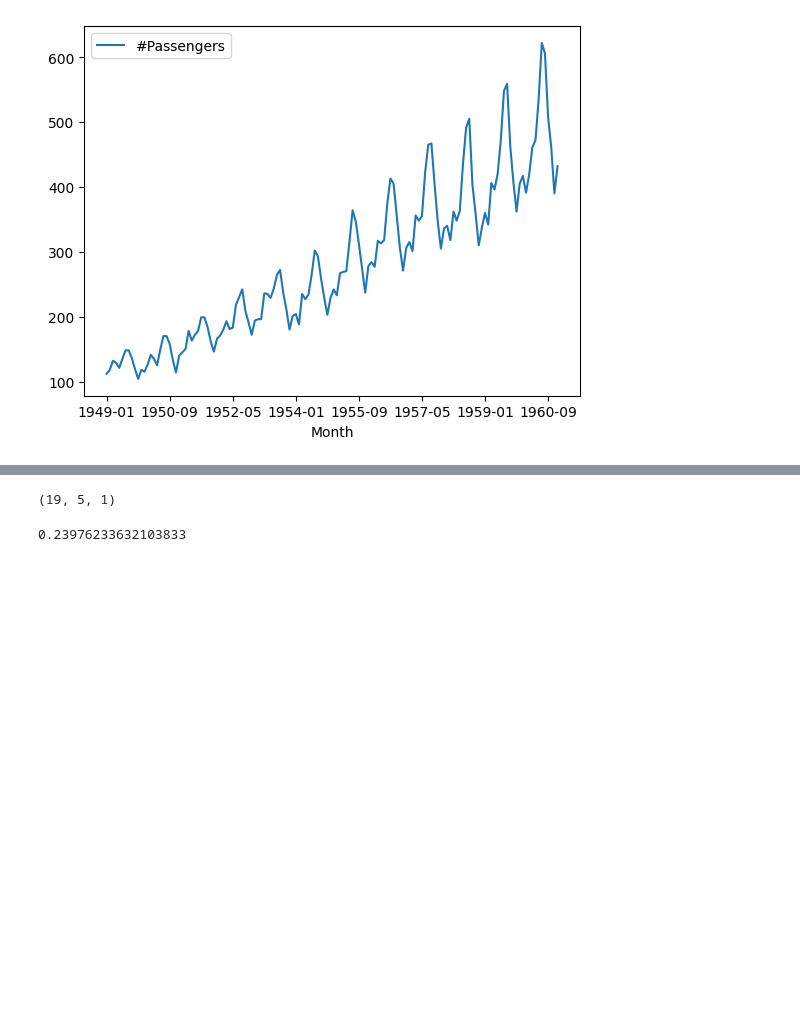
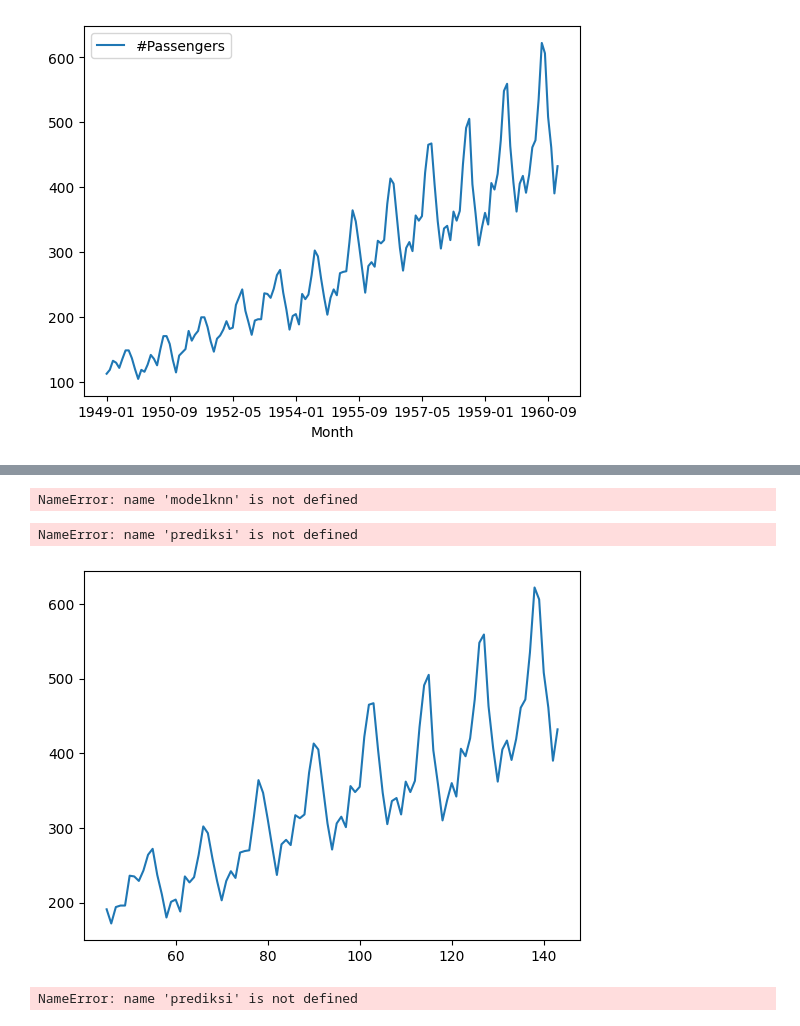
Before and after one commit to nellaadrs/kelompokpro-1, a Jupyter notebook: peramalan.ipynb, the cells around one changed output, grey strips where cells are left out. Saved outputs shown, nothing was run; the diff lists cells and outputs as text; code cells hidden in the pictures; blank space fills up the shorter version.

```diff
--- a/peramalan.ipynb
+++ b/peramalan.ipynb
@@ -64,6 +63,6 @@ from keras.callbacks import EarlyStopping
 # %%
-training_set = df.iloc[:115, 1:2].values
-test_set = df.iloc[:29, 1:2].values
+training_set = df.iloc[:45, 1:2].values
+test_set = df.iloc[45:, 1:2].values
 # %%
 # Feature Scaling
 sc = MinMaxScaler(feature_range = (0, 1))
@@ -108,15 +86,18 @@ array([[0.02067183, 0.03617571, 0.07235142, 0.06459948, 0.04392765],
+# %%
+predicted_pass = modelknn.predict(xtestbaru)
+
+predicted_pass = predicted_pass.reshape(-1,1)
+prediksi= sc.inverse_transform(predicted_pakan)
+dataset_test=dataset_test.iloc[0:19]
+# %% [output]
+NameError: name 'modelknn' is not defined
 # %%
 from sklearn.neighbors import KNeighborsRegressor
 neigh = KNeighborsRegressor(n_neighbors=3)
 modelknn=neigh.fit(xtrainbaru, y_train)
 # %%
 
-# Definisikan dataset_train dan dataset_test
-dataset_train = df.iloc[:115, 1:2]  # Menggunakan 45 baris pertama sebagai data latihan
-dataset_test = df.iloc[29:, 1:2]  # Menggunakan baris setelah 45 sebagai data uji
-
-# Menggabungkan dataset_train dan dataset_test
-dataset_total = pd.concat([dataset_train, dataset_test], axis=0)
-
-# Mengambil input dari dataset_total
+dataset_test = df.iloc[45:, 1:2]
+dataset_train = df.iloc[45:, 1:2]
+dataset_total = pd.concat((dataset_train, dataset_test), axis = 0)
 inputs = dataset_total[len(dataset_total) - len(dataset_test) - 5:].values
@@ -125,22 +103,0 @@ inputs = inputs.reshape(-1,1)
-# %%
-
-# Melakukan transformasi skalar pada data inputs
-inputs = sc.fit_transform(inputs)
-
-# Inisialisasi list untuk menyimpan data uji yang telah diolah
-X_test = []
-
-# Mengambil subset data sepanjang 5 nilai sebelumnya
-for i in range(5, 24):
-    X_test.append(inputs[i-5:i, 0])
-
-# Mengubah list menjadi array NumPy
-X_test = np.array(X_test)
-
-# Mengubah bentuk array X_test menjadi (jumlah_sampel, panjang_waktu, 1)
-X_test = np.reshape(X_test, (X_test.shape[0], X_test.shape[1], 1))
-
-# Menampilkan bentuk dari X_test
-print(X_test.shape)
-# %% [output]
-(19, 5, 1)
@@ -149,12 +104,21 @@ xtestbaru = np.reshape(X_test, (19, 5))
-# %%
-predicted_pass = modelknn.predict(xtestbaru)
-
-predicted_pass = predicted_pass.reshape(-1,1)
-prediksi= sc.inverse_transform(predicted_pass)
-dataset_test=dataset_test.iloc[0:19]
+# %%
+import matplotlib.pyplot as plt
+plt.plot(dataset_test,label = 'Data Real')
+plt.plot(prediksi,label = 'Data prediksi')
+plt.xticks(np.arange(0,19,1))
+plt.title('Prediksi penumpang')
+plt.xlabel('Mounth')
+plt.ylabel('#Passengers')
+plt.legend()
+plt.show()
+
+plt.show()
+# %% [output]
+NameError: name 'prediksi' is not defined
+[figure, added]
 # %%
 from sklearn.metrics import mean_absolute_percentage_error
 
 mean_absolute_percentage_error(dataset_test, prediksi)
 # %% [output]
-0.23976233632103833
+NameError: name 'prediksi' is not defined
```
Also changed, not shown: parts of 12 cells of this notebook.
